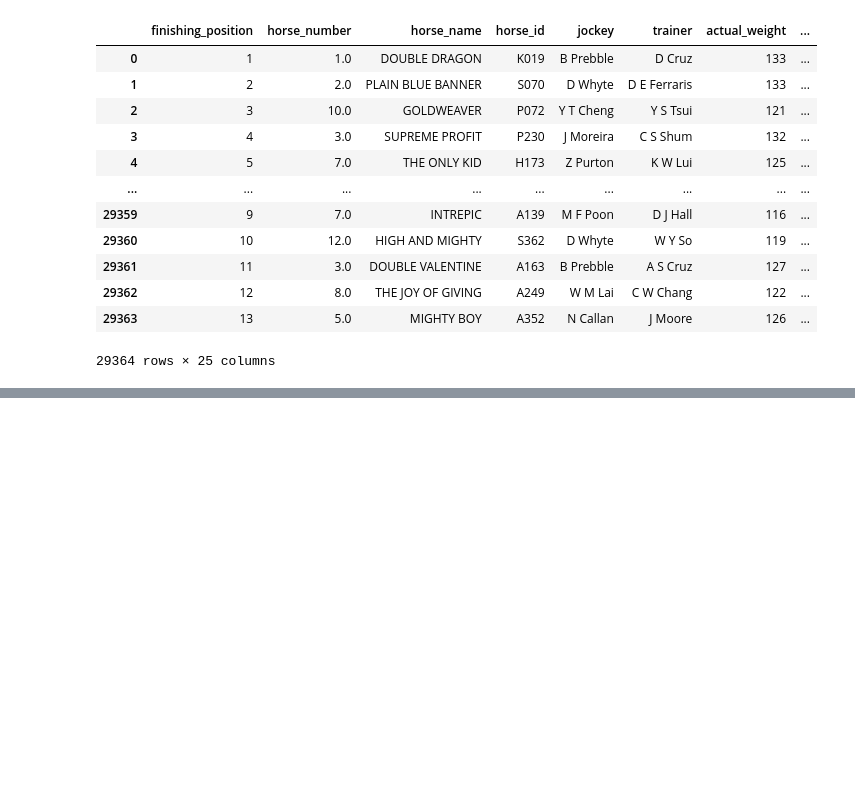
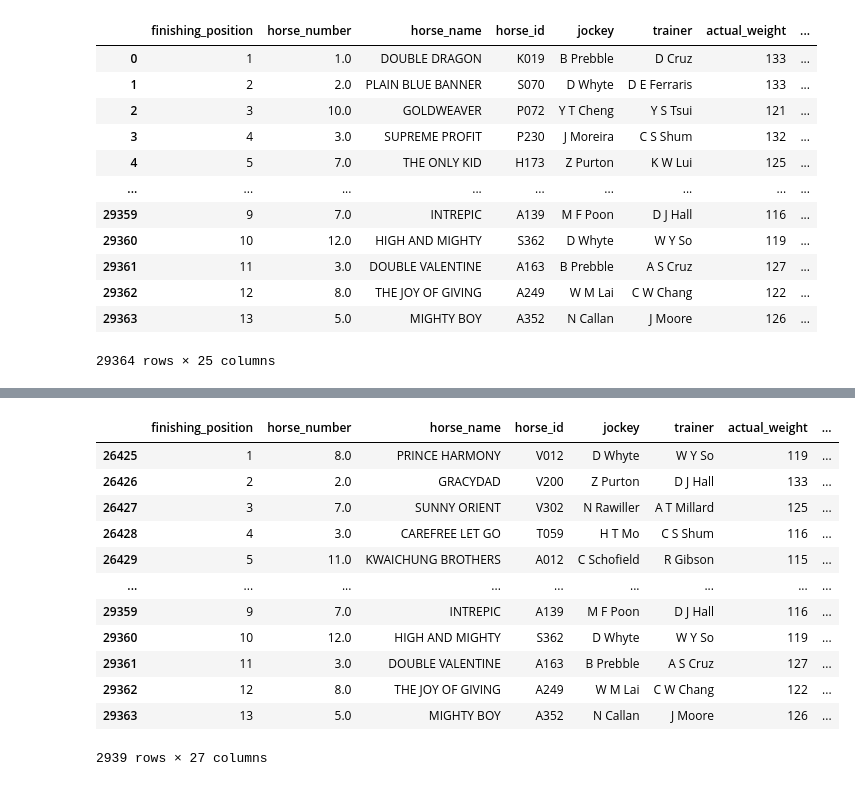
Before and after one commit to AyishaAmeer/Horse-Racing-Prediction, a Jupyter notebook: data_preprocessing.ipynb, the cells around one changed output, grey strips where cells are left out. Cells and saved outputs as stored; diff of their text form; code cells hidden in the pictures; blank space fills up the shorter version.

```diff
--- a/data_preprocessing.ipynb
+++ b/data_preprocessing.ipynb
@@ -278,0 +350,30 @@ len(df_horse['race_id'].unique())
+# %%
+df_unseen['jockey_ave_rank'] = '7'
+df_unseen_jockey = df_unseen['jockey'].unique()
+for i in range(len(df_unseen_jockey)):
+    if df_unseen_jockey[i] in df_train['jockey'].unique():
+        df_unseen['jockey_ave_rank'][df_unseen.jockey == df_unseen_jockey[i]]\
+            = df_train[df_train.jockey == df_unseen_jockey[i]]['jockey_ave_rank'].tolist()[0]
+
+df_unseen['trainer_ave_rank'] = '7'
+df_unseen_trainer=df_unseen['trainer'].unique()
+for i in range(len(df_unseen_trainer)):
+    if df_unseen_trainer[i] in df_train['trainer'].unique():
+        df_unseen['trainer_ave_rank'][df_unseen.trainer == df_unseen_trainer[i]]\
+            = df_train[df_train.trainer == df_unseen_trainer[i]]['trainer_ave_rank'].tolist()[0]
+# %%
+df_unseen
+# %% [output]
+|  | finishing_position | horse_number | horse_name | horse_id | jockey | trainer | actual_weight | ... |
+| 26425 | 1 | 8.0 | PRINCE HARMONY | V012 | D Whyte | W Y So | 119 | ... |
+| 26426 | 2 | 2.0 | GRACYDAD | V200 | Z Purton | D J Hall | 133 | ... |
+| 26427 | 3 | 7.0 | SUNNY ORIENT | V302 | N Rawiller | A T Millard | 125 | ... |
+| 26428 | 4 | 3.0 | CAREFREE LET GO | T059 | H T Mo | C S Shum | 116 | ... |
+| 26429 | 5 | 11.0 | KWAICHUNG BROTHERS | A012 | C Schofield | R Gibson | 115 | ... |
+| ... | ... | ... | ... | ... | ... | ... | ... | ... |
+| 29359 | 9 | 7.0 | INTREPIC | A139 | M F Poon | D J Hall | 116 | ... |
+| 29360 | 10 | 12.0 | HIGH AND MIGHTY | S362 | D Whyte | W Y So | 119 | ... |
+| 29361 | 11 | 3.0 | DOUBLE VALENTINE | A163 | B Prebble | A S Cruz | 127 | ... |
+| 29362 | 12 | 8.0 | THE JOY OF GIVING | A249 | W M Lai | C W Chang | 122 | ... |
+| 29363 | 13 | 5.0 | MIGHTY BOY | A352 | N Callan | J Moore | 126 | ... |
+2939 rows × 27 columns
```
Also changed, not shown: parts of 17 cells of this notebook.
